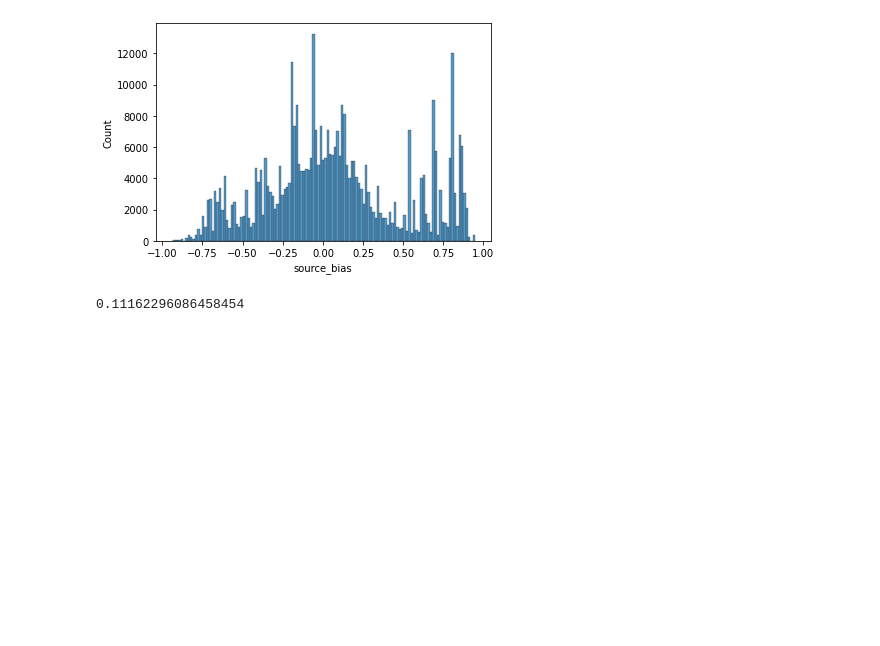
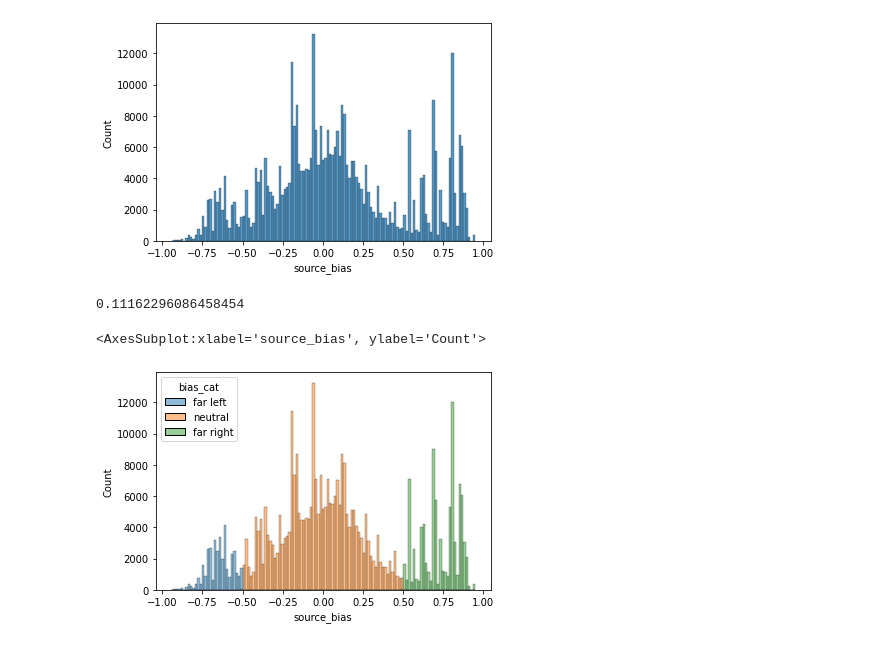
Before and after one commit to epfl-ada/ada-2021-project-date-a-data, a Jupyter notebook: Milestone3/media_bias.ipynb, the cells around one changed output. Saved outputs shown, nothing was run; the diff lists cells and outputs as text; code cells hidden in the pictures; blank space fills up the shorter version.

```diff
--- a/Milestone3/media_bias.ipynb
+++ b/Milestone3/media_bias.ipynb
@@ -141,6 +142,7 @@ Dumped 3000 quotations out of 3000 quotations [quotations/s: 55.30]
 Dumped 3000 quotations out of 3000 quotations [quotations/s: 47.18]
 Dumped 436 quotations out of 3000 quotations [quotations/s: 372.68]
 # %%
+SAVE_FILE = '../data/quotes_mentions_USA_ML_bias.json.bz2'
 df = pd.read_json(SAVE_FILE, lines=True, compression='bz2' )
 df.head(5)
 # %% [output]
@@ -159,3 +161,11 @@ sns.histplot(df['source_bias'])
 len(df[df['source_bias'].isna()]) / len(df)
 # %% [output]
 0.11162296086458454
+# %%
+df['bias_cat'] = pd.cut(df['source_bias'], [-1, -0.5, 0.5, 1], labels=['far left', 'neutral', 'far right'])
+sns.histplot(data=df, x='source_bias', hue='bias_cat')
+# sns.histplot(df[(df['source_bias'] <= 0.25) & (df['source_bias'] >= -0.25)]['sentiment'])
+# sns.histplot(df[(df['source_bias'] > 0.25) | (df['source_bias'] < -0.25)]['sentiment'])
+# %% [output]
+<AxesSubplot:xlabel='source_bias', ylabel='Count'>
+[figure, added]
```
Also changed, not shown: parts of 5 cells of this notebook.
